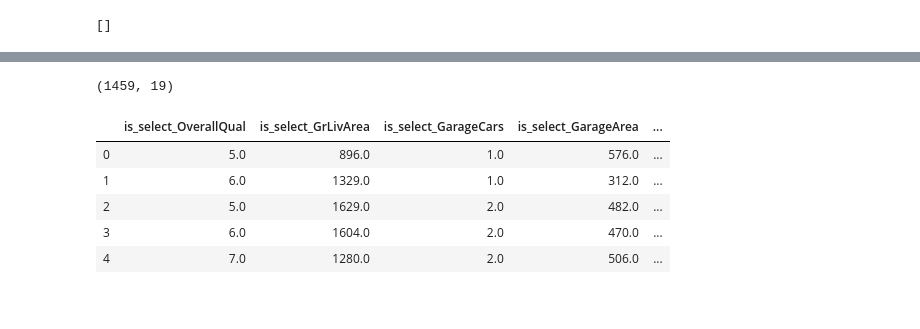
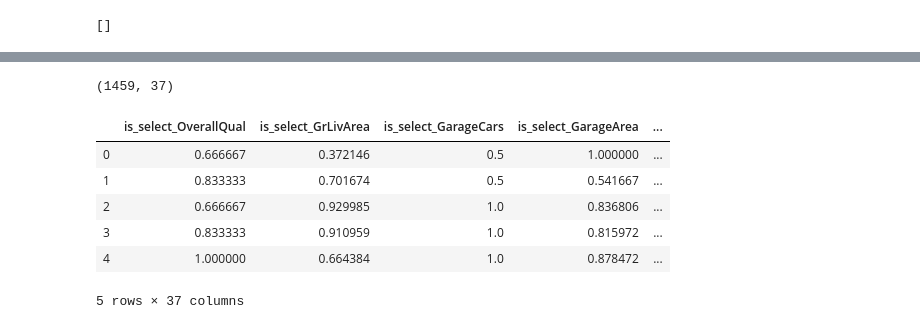
Before and after one commit to DataMining-GPABT/PredictPriceHouse, a Jupyter notebook: SourceCode/10_PredictPrice_Cleandata.ipynb, the cells around one changed output, grey strips where cells are left out. Saved outputs shown, nothing was run; the diff lists cells and outputs as text; code cells hidden in the pictures.

```diff
--- a/SourceCode/10_PredictPrice_Cleandata.ipynb
+++ b/SourceCode/10_PredictPrice_Cleandata.ipynb
@@ -311,18 +415,23 @@ if set(['SalePrice']).issubset(df.columns):
 ### 1	OverallQual
 #func_convertReplaceOulier("OverallQual")
 ###############################################
+arr_zero = []
+count=0
 
-if set(['SalePrice']).issubset(df.columns):
+if set(['SalePrice']).issubset(df_convert.columns):
     all_column = most_corr["Most Correlated Features"]
     for col in all_column:
+        count +=1
         func_convertReplaceOulier(col)
 else : ## case กรณีเป็นข้อมูลไฟล์ test จะดึงข้อมูล train ที่คลีนก่อนหน้าเพื่อมาหา column ที่ทำการ clean เพื่อให้ข้อมูลตรงกัน
     data_train = pd.read_csv('file_price_house/train_clean.csv')
     for col_t in data_train.columns:# loop เอา column ทั้งหด
         if 'is_select_'  in col_t:
             col_s =col_t.replace("is_select_","")
+            #print(col_s)
             func_convertReplaceOulier(col_s)
 
-
-df.head()
+#แสดงแค่ข้อมูลที่เลือก
+IsSelect = [col for col in df_convert.columns if 'is_select_'  in col]
+df_convert[IsSelect].head()
 # %% [output]
@@ -336,0 +462,21 @@ Error ! Unknow Field Sale Price
+# %%
+#พบข้อมูลที่มี ค่า min = max เป็น 0
+#จึงได้ทำการลบข้อมูล
+IsSelect = [col for col in df_convert.columns if 'is_select_'  in col]
+print('ข้อมูล min = max : ',len(arr_zero), ' column')
+print("before drop Feature : ",df_convert.shape)
+#print(arr_zero)
+df_convert.head()
+
+try:
+    if(len(arr_zero) > 0): #drop
+        for col in arr_zero:
+            if set([col]).issubset(df_convert.columns):
+                df_convert.drop(col, axis = 1, inplace = True)
+
+except KeyError:
+        print(f' Error Something....')
+
+print("after drop Feature : ",df_convert.shape)
+
+df_convert.head()
@@ -337,12 +494,16 @@ Error ! Unknow Field Sale Price
 # %%
-IsSelect = [col for col in df.columns if 'is_select_' in col]
-print(df[IsSelect].shape)
-df[IsSelect].head()
+# All Feature is Select
+#############################
+
+IsSelect = [col for col in df_convert.columns if 'is_select_' in col]
+print(df_convert[IsSelect].shape)
+df_convert[IsSelect].head()
 # %% [output]
-(1459, 19)
+(1459, 37)
 |  | is_select_OverallQual | is_select_GrLivArea | is_select_GarageCars | is_select_GarageArea | ... |
-| 0 | 5.0 | 896.0 | 1.0 | 576.0 | ... |
-| 1 | 6.0 | 1329.0 | 1.0 | 312.0 | ... |
-| 2 | 5.0 | 1629.0 | 2.0 | 482.0 | ... |
-| 3 | 6.0 | 1604.0 | 2.0 | 470.0 | ... |
-| 4 | 7.0 | 1280.0 | 2.0 | 506.0 | ... |
+| 0 | 0.666667 | 0.372146 | 0.5 | 1.000000 | ... |
+| 1 | 0.833333 | 0.701674 | 0.5 | 0.541667 | ... |
+| 2 | 0.666667 | 0.929985 | 1.0 | 0.836806 | ... |
+| 3 | 0.833333 | 0.910959 | 1.0 | 0.815972 | ... |
+| 4 | 1.000000 | 0.664384 | 1.0 | 0.878472 | ... |
+5 rows × 37 columns
```
Also changed, not shown: parts of 22 cells of this notebook, 3 other files.
